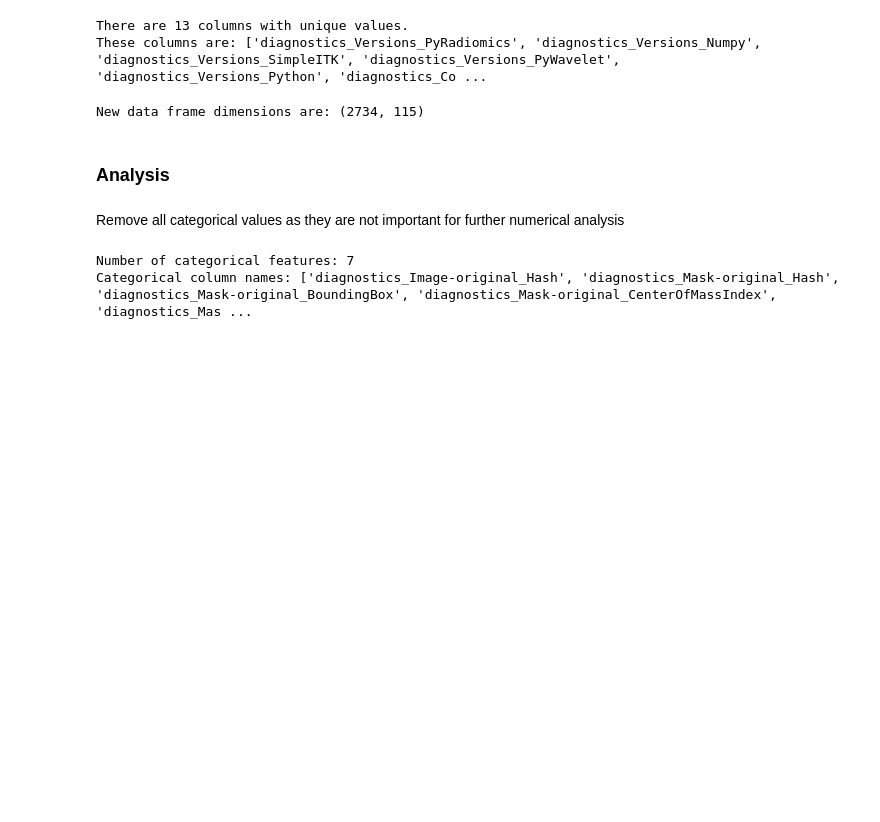
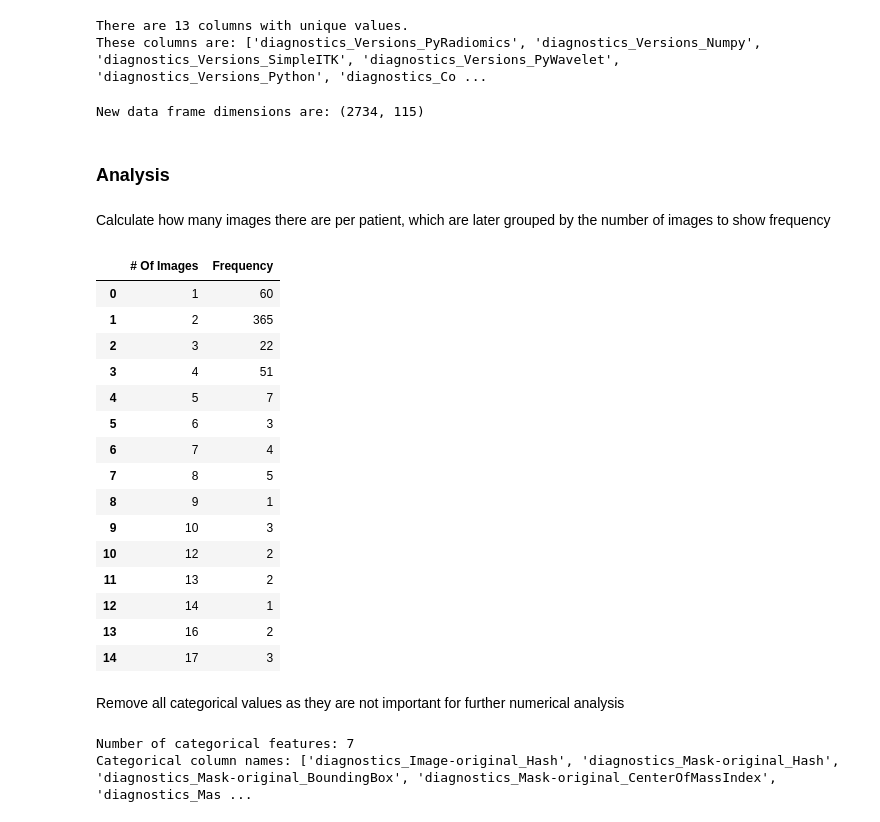
Before and after one commit to mileni98/mg_classification, a Jupyter notebook: data_analysis.ipynb, the cells around one changed output. Cells and saved outputs as stored; diff of their text form; code cells hidden in the pictures; blank space fills up the shorter version.

```diff
--- a/data_analysis.ipynb
+++ b/data_analysis.ipynb
@@ -41,6 +41,33 @@ print('New data frame dimensions are:', data_df.shape)
 New data frame dimensions are: (2734, 115)
 # %% [markdown]
 ### Analysis
+# %% [markdown]
+Calculate how many images there are per patient, which are later grouped by the number of images to show frequency
+# %%
+filtered_df = data_df[data_df['class'] == 1]
+count_df = filtered_df['patient'].value_counts()
+
+val = count_df.value_counts().sort_index()
+val = val.rename_axis('# Of Images').reset_index(name='Frequency')
+
+val
+# %% [output]
+|  | # Of Images | Frequency |
+| 0 | 1 | 60 |
+| 1 | 2 | 365 |
+| 2 | 3 | 22 |
+| 3 | 4 | 51 |
+| 4 | 5 | 7 |
+| 5 | 6 | 3 |
+| 6 | 7 | 4 |
+| 7 | 8 | 5 |
+| 8 | 9 | 1 |
+| 9 | 10 | 3 |
+| 10 | 12 | 2 |
+| 11 | 13 | 2 |
+| 12 | 14 | 1 |
+| 13 | 16 | 2 |
+| 14 | 17 | 3 |
 # %% [markdown]
 Remove all categorical values as they are not important for further numerical analysis
 # %%
```
